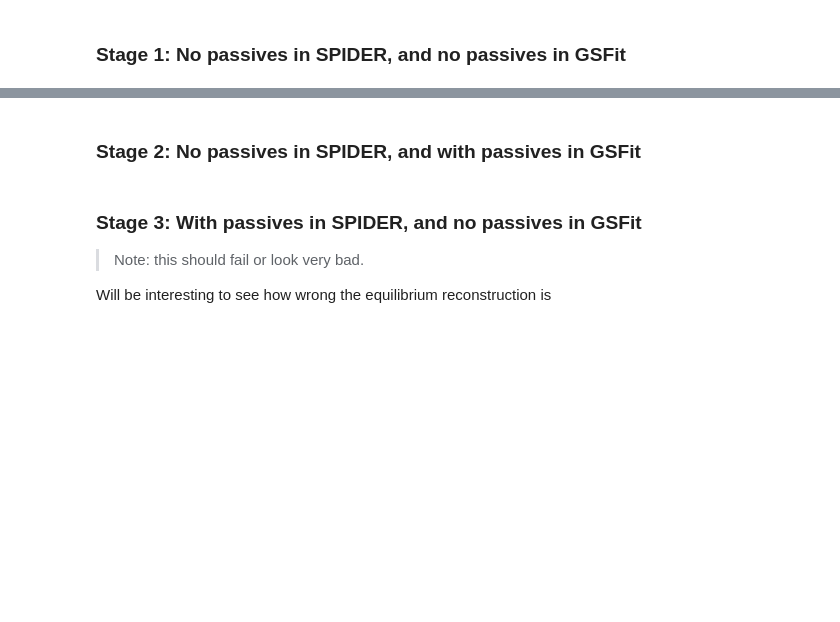
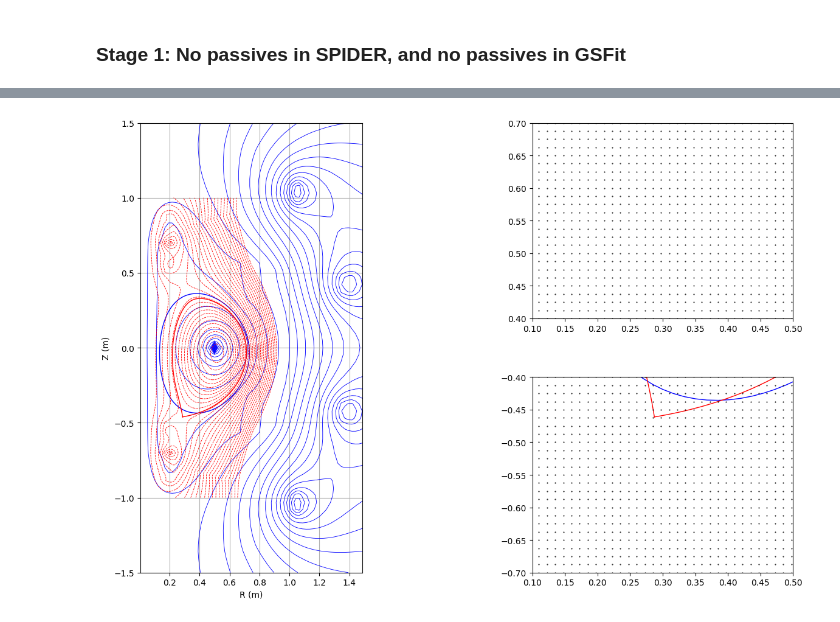
Before and after one commit to tokamak-energy/gsfit, a Jupyter notebook: examples/example_03_st40_with_synthetic_data_from_astra.ipynb, the cells around one changed output, grey strips where cells are left out. Saved outputs shown, nothing was run; the diff lists cells and outputs as text; code cells hidden in the pictures; blank space fills up the shorter version.

```diff
--- a/examples/example_03_st40_with_synthetic_data_from_astra.ipynb
+++ b/examples/example_03_st40_with_synthetic_data_from_astra.ipynb
@@ -134,7 +134,6 @@ conn = mdsthin.Connection("smaug")
 conn.openTree("ASTRA", pulseNo_read)
 astra_time_slices = conn.get(f"\\ASTRA::TOP.{run_name}:TIME").data()
 # %%
-
 gsfit_controller = Gsfit(
     pulseNo=pulseNo_read,
     run_name=f"{run_name}",
@@ -146,10 +145,12 @@ gsfit_controller = Gsfit(
 gsfit_controller.settings["GSFIT_code_settings.json"]["database_reader"]["method"] = "st40_astra_mdsplus"
 gsfit_controller.settings["GSFIT_code_settings.json"]["database_reader"]["st40_astra_mdsplus"]["workflow"]["astra"]["run_name"] = run_name
 gsfit_controller.settings["GSFIT_code_settings.json"]["timeslices"]["method"] = "user_defined"
-gsfit_controller.settings["GSFIT_code_settings.json"]["timeslices"]["user_defined"] = np.linspace(np.min(astra_time_slices.tolist()), np.max(astra_time_slices.tolist()), 100)
+gsfit_controller.settings["GSFIT_code_settings.json"]["timeslices"]["user_defined"] = np.linspace(
+    np.min(astra_time_slices.tolist()), np.max(astra_time_slices.tolist()), 100
+)
 gsfit_controller.run()
 
 # Plot results
-plot_two_d(gsfit_controller, pulseNo_read, run_name)
-plot_profiles(gsfit_controller, pulseNo_read, run_name)
+plot_two_d(gsfit_controller, pulseNo_read, "ASTRA", run_name)
+# plot_profiles(gsfit_controller, pulseNo_read, "ASTRA", run_name)
 # %% [output]
@@ -172,0 +174 @@ plot_profiles(gsfit_controller, pulseNo_read, run_name)
+[figure, added]
@@ -179,2 +174,0 @@ conn.put("\\GSFIT::TOP.RUN261.CONSTRAINTS.ROG:NAME", "$1", gsfit_controller.resu
-# %% [markdown]
-### **Stage 2**: No passives in SPIDER, and **with** passives in GSFit
@@ -197,5 +174,0 @@ plot_profiles(gsfit_controller, pulseNo_read, run_name)
-# %% [markdown]
-### **Stage 3**: With passives in SPIDER, and no passives in GSFit
-> Note: this should fail or look very bad.
-
-Will be interesting to see how wrong the equilibrium reconstruction is
```
Also changed, not shown: parts of 11 cells of this notebook, 45 other files.
